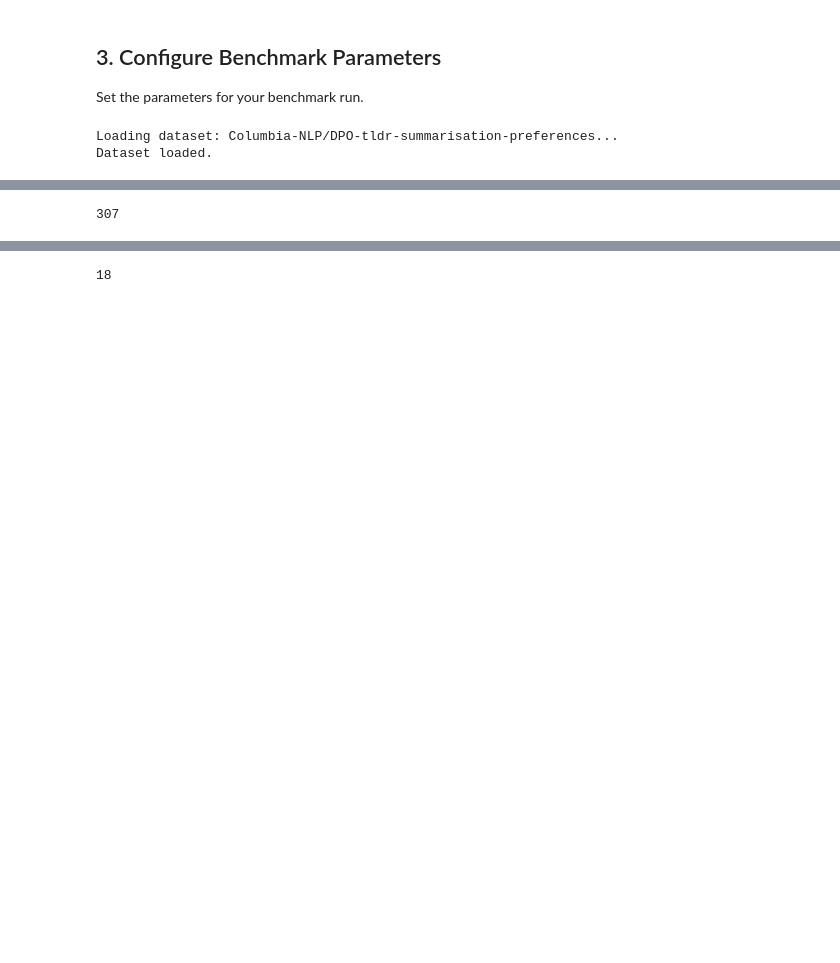
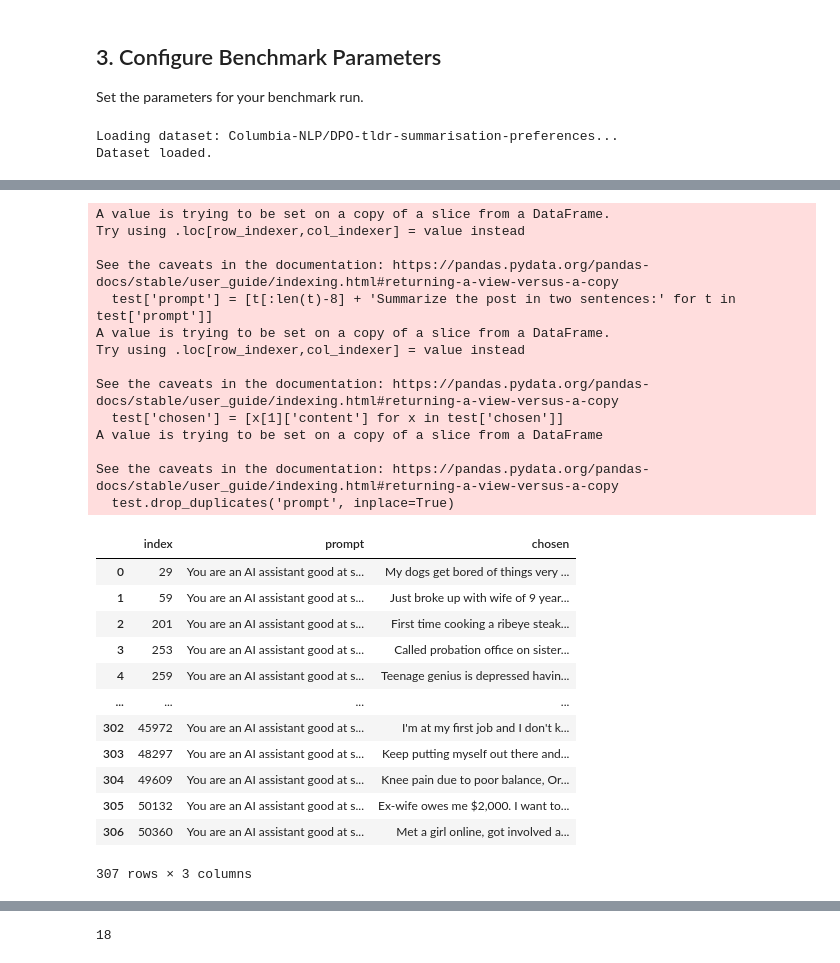
Before and after one commit to tsamtsam/glicko_rlhf, a Jupyter notebook: gemma_summaries.ipynb, the cells around one changed output, grey strips where cells are left out. Drawn from its saved outputs; the diff is of its cells as text; code cells hidden in the pictures; blank space fills up the shorter version.

```diff
--- a/gemma_summaries.ipynb
+++ b/gemma_summaries.ipynb
@@ -176,8 +173,36 @@ def responses(path, prompts):
     #     answers += generate_summaries(prompts[i*l:(i+1*l)], model, tokenizer)
     # return answers
 # %%
-prompts = list(set([t[:len(t)-8] + 'Summarize the post in two sentences:' for t in dataset['prompt']]))
+test = test_df[['prompt', 'chosen']]
+test['prompt'] = [t[:len(t)-8] + 'Summarize the post in two sentences:' for t in test['prompt']]
+test['chosen'] = [x[1]['content'] for x in test['chosen']]
+test.drop_duplicates('prompt', inplace=True)
+test.reset_index()
+# %% [output]
+A value is trying to be set on a copy of a slice from a DataFrame.
+Try using .loc[row_indexer,col_indexer] = value instead
+
+See the caveats in the documentation: https://pandas.pydata.org/pandas-docs/stable/user_guide/indexing.html#returning-a-view-versus-a-copy
+  test['prompt'] = [t[:len(t)-8] + 'Summarize the post in two sentences:' for t in test['prompt']]
+A value is trying to be set on a copy of a slice from a DataFrame.
+Try using .loc[row_indexer,col_indexer] = value instead
+
+See the caveats in the documentation: https://pandas.pydata.org/pandas-docs/stable/user_guide/indexing.html#returning-a-view-versus-a-copy
+  test['chosen'] = [x[1]['content'] for x in test['chosen']]
+A value is trying to be set on a copy of a slice from a DataFrame
+
+See the caveats in the documentation: https://pandas.pydata.org/pandas-docs/stable/user_guide/indexing.html#returning-a-view-versus-a-copy
+  test.drop_duplicates('prompt', inplace=True)
+|  | index | prompt | chosen |
+| 0 | 29 | You are an AI assistant good at s... | My dogs get bored of things very ... |
+| 1 | 59 | You are an AI assistant good at s... | Just broke up with wife of 9 year... |
+| 2 | 201 | You are an AI assistant good at s... | First time cooking a ribeye steak... |
+| 3 | 253 | You are an AI assistant good at s... | Called probation office on sister... |
+| 4 | 259 | You are an AI assistant good at s... | Teenage genius is depressed havin... |
+| ... | ... | ... | ... |
+| 302 | 45972 | You are an AI assistant good at s... | I'm at my first job and I don't k... |
+| 303 | 48297 | You are an AI assistant good at s... | Keep putting myself out there and... |
+| 304 | 49609 | You are an AI assistant good at s... | Knee pain due to poor balance, Or... |
+| 305 | 50132 | You are an AI assistant good at s... | Ex-wife owes me $2,000. I want to... |
+| 306 | 50360 | You are an AI assistant good at s... | Met a girl online, got involved a... |
+307 rows × 3 columns
-# %%
-len(prompts)
-# %% [output]
-307
```
Also changed, not shown: parts of 8 cells of this notebook, 4 other files.
